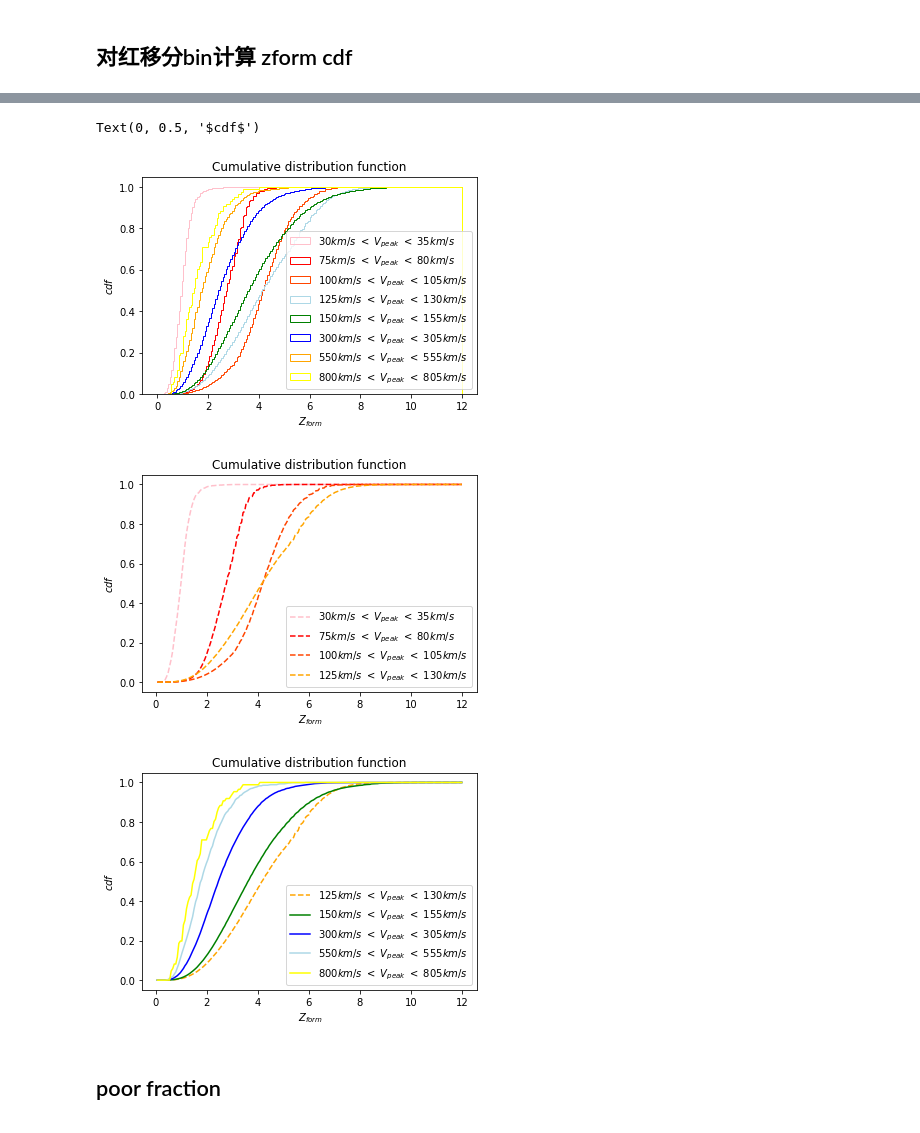
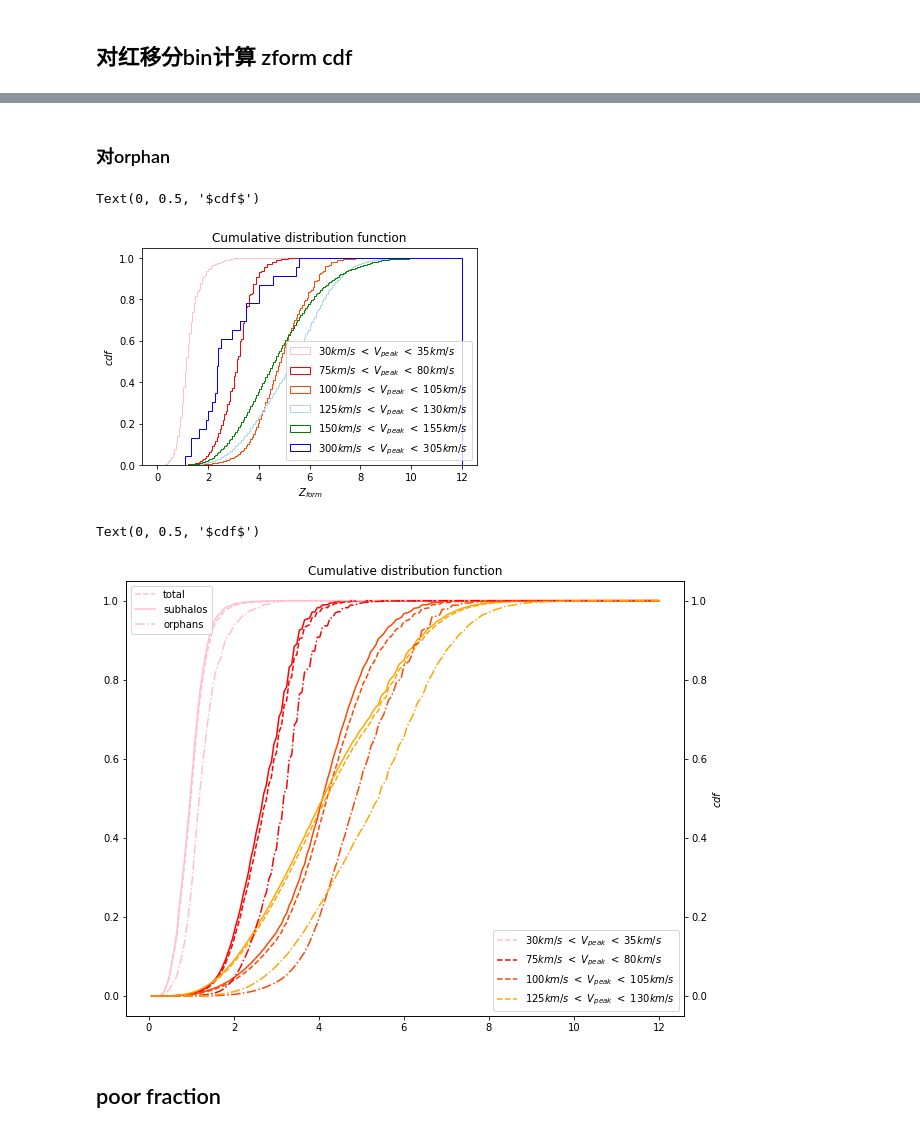
Before and after one commit to zhengyun0215/mock, a Jupyter notebook: newsubhalotable.ipynb, the cells around one changed output, grey strips where cells are left out. Saved outputs shown, nothing was run; the diff lists cells and outputs as text; code cells hidden in the pictures.

Commit message:
new plot

```diff
--- a/newsubhalotable.ipynb
+++ b/newsubhalotable.ipynb
@@ -306,0 +318,3 @@ for n in range(len(vpeak)):
+# %%
+arr_red = np.arange(201)
+bin_red = 0 + 10 * arr_red / 200
@@ -310,13 +501,15 @@ bin_red = 0 + 12 * arr_red / 200
+# %% [markdown]
+### 对orphan
 # %%
 # a = plt.hist(zform_sta[1],bin_red,density = True,cumulative = True,histtype = 'step',color = 'r')
-v_5 = plt.hist(zform_sta[5],bin_red,density = True,cumulative = True,histtype = 'step',color = 'pink',label = '$30 km /s \ < \ V_{peak}\ < \ 35 km/s$')
-v_10 = plt.hist(zform_sta[10],bin_red,density = True,cumulative = True,histtype = 'step',color = 'red',label = '$75 km /s \ < \ V_{peak}\ < \ 80 km/s$')
-v_15 = plt.hist(zform_sta[15],bin_red,density = True,cumulative = True,histtype = 'step',color = 'orangered',label = '$100 km /s \ < \ V_{peak}\ < \ 105 km/s$')
-v_20 = plt.hist(zform_sta[20],bin_red,density = True,cumulative = True,histtype = 'step',color = 'lightblue',label = '$125 km /s \ < \ V_{peak}\ < \ 130 km/s$')
-v_25 = plt.hist(zform_sta[25],bin_red,density = True,cumulative = True,histtype = 'step',color = 'green',label = '$150 km /s \ < \ V_{peak}\ < \ 155 km/s$')
-v_55 = plt.hist(zform_sta[55],bin_red,density = True,cumulative = True,histtype = 'step',color = 'blue',label = '$300 km /s \ < \ V_{peak}\ < \ 305 km/s$')
-v_105 = plt.hist(zform_sta[105],bin_red,density = True,cumulative = True,histtype = 'step',color = 'orange',label = '$550 km /s \ < \ V_{peak}\ < \ 555 km/s$')
-v_155 = plt.hist(zform_sta[155],bin_red,density = True,cumulative = True,histtype = 'step',color = 'yellow',label = '$800 km /s \ < \ V_{peak}\ < \ 805 km/s$')
+v_5_orp = plt.hist(zform_orp[5],bin_red,density = True,cumulative = True,histtype = 'step',color = 'pink',label = '$30 km /s \ < \ V_{peak}\ < \ 35 km/s$')
+v_10_orp = plt.hist(zform_orp[10],bin_red,density = True,cumulative = True,histtype = 'step',color = 'red',label = '$75 km /s \ < \ V_{peak}\ < \ 80 km/s$')
+v_15_orp = plt.hist(zform_orp[15],bin_red,density = True,cumulative = True,histtype = 'step',color = 'orangered',label = '$100 km /s \ < \ V_{peak}\ < \ 105 km/s$')
+v_20_orp = plt.hist(zform_orp[20],bin_red,density = True,cumulative = True,histtype = 'step',color = 'lightblue',label = '$125 km /s \ < \ V_{peak}\ < \ 130 km/s$')
+v_25_orp = plt.hist(zform_orp[25],bin_red,density = True,cumulative = True,histtype = 'step',color = 'green',label = '$150 km /s \ < \ V_{peak}\ < \ 155 km/s$')
+v_55_orp = plt.hist(zform_orp[55],bin_red,density = True,cumulative = True,histtype = 'step',color = 'blue',label = '$300 km /s \ < \ V_{peak}\ < \ 305 km/s$')
+# v_105_orp = plt.hist(zform_orp[105],bin_red,density = True,cumulative = True,histtype = 'step',color = 'orange',label = '$550 km /s \ < \ V_{peak}\ < \ 555 km/s$')
+# v_155_orp = plt.hist(zform_orp[155],bin_red,density = True,cumulative = True,histtype = 'step',color = 'yellow',label = '$800 km /s \ < \ V_{peak}\ < \ 805 km/s$')
 
 
 
@@ -327,36 +520,37 @@ plt.ylabel(r'$cdf$')
 # plt.savefig('/home/yunzheng/mock/color/picture/comparision_vpeak.pdf',dpi = 100)
 # %% [output]
 Text(0, 0.5, '$cdf$')
-[figure, old version]
+[figure, new version]
 # %%
-plt.plot(v_5[1][1:],v_5[0],color = 'pink',linestyle = '--',label = '$30 km /s \ < \ V_{peak}\ < \ 35 km/s$')
-plt.plot(v_10[1][1:],v_10[0],color = 'red',linestyle = '--',label = '$75 km /s \ < \ V_{peak}\ < \ 80 km/s$')
-plt.plot(v_15[1][1:],v_15[0],color = 'orangered',label = '$100 km /s \ < \ V_{peak}\ < \ 105 km/s$',linestyle = '--')
-plt.plot(v_20[1][1:],v_20[0],color = 'orange',label = '$125 km /s \ < \ V_{peak}\ < \ 130 km/s$',linestyle = '--')
-plt.legend()
-plt.legend(loc = 'lower right')
+fig = plt.figure(figsize=(10,8))
+ax = fig.add_subplot(111)
+
+ax.plot(v_5[1][1:],v_5[0],color = 'pink',linestyle = '--',label = '$30 km /s \ < \ V_{peak}\ < \ 35 km/s$')
+ax.plot(v_10[1][1:],v_10[0],color = 'red',linestyle = '--',label = '$75 km /s \ < \ V_{peak}\ < \ 80 km/s$')
+ax.plot(v_15[1][1:],v_15[0],color = 'orangered',label = '$100 km /s \ < \ V_{peak}\ < \ 105 km/s$',linestyle = '--')
+ax.plot(v_20[1][1:],v_20[0],color = 'orange',label = '$125 km /s \ < \ V_{peak}\ < \ 130 km/s$',linestyle = '--')
+ax.legend(loc ='lower right')
+
+ax2 = ax.twinx()
+ax2.plot(v_5_sub[1][1:],v_5_sub[0],color = 'pink')
+ax2.plot(v_10_sub[1][1:],v_10_sub[0],color = 'red')
+ax2.plot(v_15_sub[1][1:],v_15_sub[0],color = 'orangered')
+ax2.plot(v_20_sub[1][1:],v_20_sub[0],color = 'orange')
+
+
+ax2.plot(v_5_orp[1][1:],v_5_orp[0],color = 'pink',linestyle = '-.')
+ax2.plot(v_10_orp[1][1:],v_10_orp[0],color = 'red',linestyle = '-.')
+ax2.plot(v_15_orp[1][1:],v_15_orp[0],color = 'orangered',linestyle = '-.')
+ax2.plot(v_20_orp[1][1:],v_20_orp[0],color = 'orange',linestyle = '-.')
+ax2.legend(handles=[l1, l2, l3], labels=['total', 'subhalos','orphans'],  loc='upper left')
+# plt.legend(loc = 'lower right')
 plt.title(r'Cumulative distribution function')
 plt.xlabel(r' $Z_{form}$ ')
 plt.ylabel(r'$cdf$')
-plt.savefig('/home/yunzheng/mock/color/picture/comparision_vpeak_1.pdf',dpi = 100)
+# plt.savefig('/home/yunzheng/mock/color/picture/comparision_vpeak_1.pdf',dpi = 100)
 # %% [output]
+Text(0, 0.5, '$cdf$')
-[figure, old version]
+[figure, new version]
-# %%
-plt.plot(v_20[1][1:],v_20[0],color = 'orange',label = '$125 km /s \ < \ V_{peak}\ < \ 130 km/s$',linestyle = '--')
-
-
-plt.plot(v_25[1][1:],v_25[0],color = 'green',label = '$150 km /s \ < \ V_{peak}\ < \ 155 km/s$')
-plt.plot(v_55[1][1:],v_55[0],color = 'blue',label = '$300 km /s \ < \ V_{peak}\ < \ 305 km/s$')
-plt.plot(v_105[1][1:],v_105[0],color = 'lightblue',label = '$550 km /s \ < \ V_{peak}\ < \ 555 km/s$')
-plt.plot(v_155[1][1:],v_155[0],color = 'yellow',label = '$800 km /s \ < \ V_{peak}\ < \ 805 km/s$')
-plt.legend()
-plt.legend(loc = 'lower right')
-plt.title(r'Cumulative distribution function')
-plt.xlabel(r' $Z_{form}$ ')
-plt.ylabel(r'$cdf$')
-plt.savefig('/home/yunzheng/mock/color/picture/comparision_vpeak_2.pdf',dpi = 100)
-# %% [output]
-[figure, removed]
 # %% [markdown]
 ## poor fraction
 # %%
```
Also changed, not shown: parts of 90 cells of this notebook.
